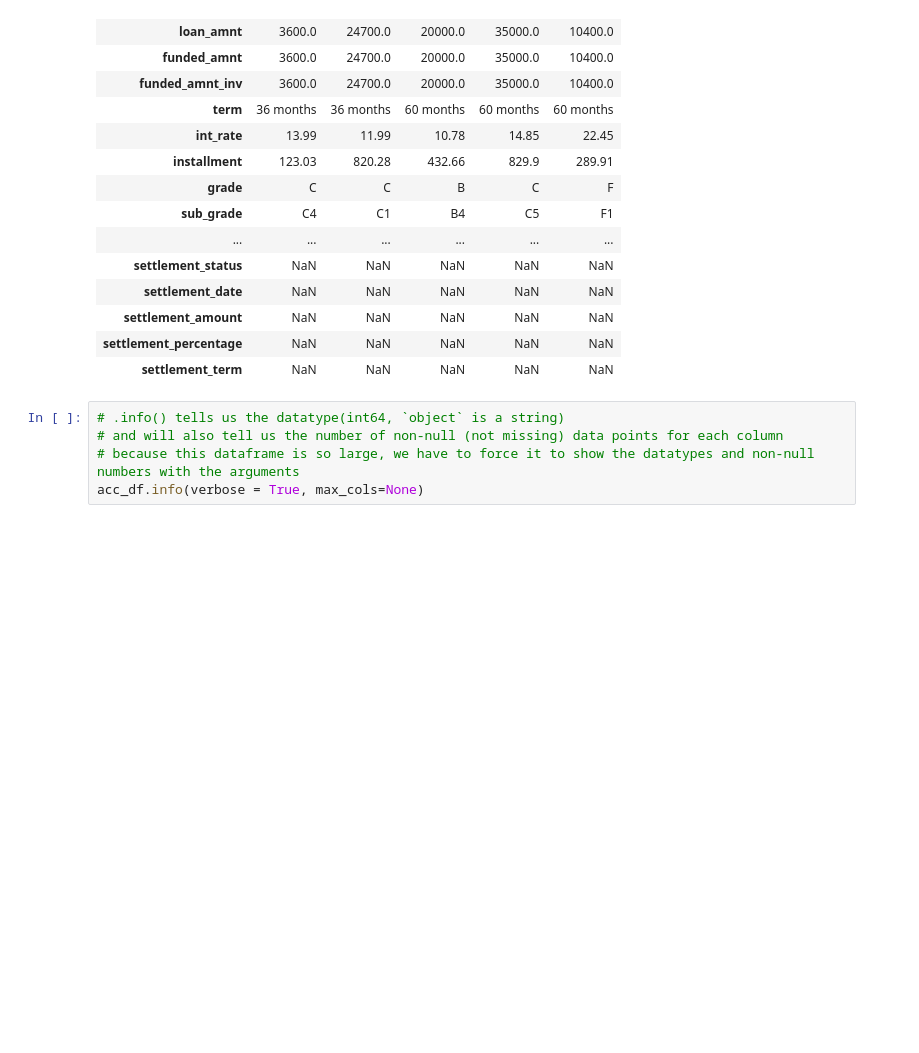
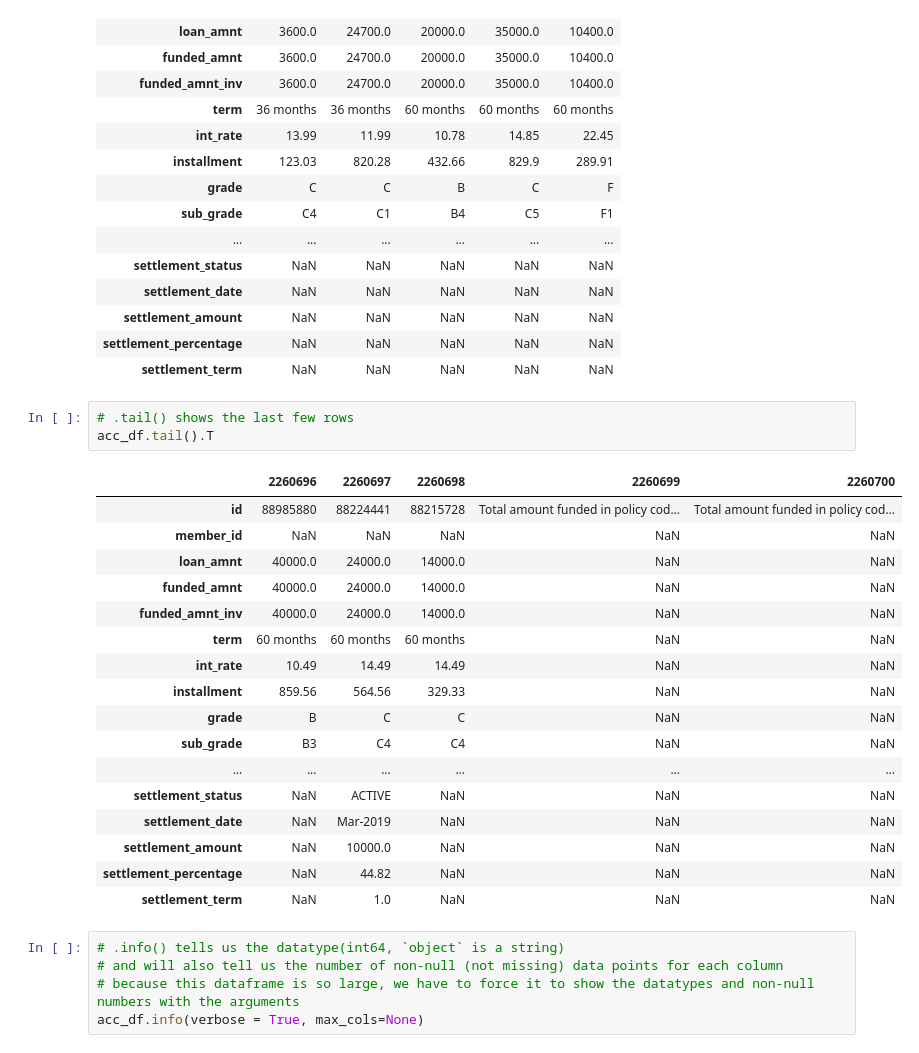
Before and after one commit to priscillaashleyw/CreditShield, a Jupyter notebook: eda/eda.ipynb, the cells around one changed output. Saved outputs shown, nothing was run; the diff lists cells and outputs as text; blank space fills up the shorter version.

```diff
--- a/eda/eda.ipynb
+++ b/eda/eda.ipynb
@@ -186,6 +186,27 @@ acc_df.head().T
 | settlement_amount | NaN | NaN | NaN | NaN | NaN |
 | settlement_percentage | NaN | NaN | NaN | NaN | NaN |
 | settlement_term | NaN | NaN | NaN | NaN | NaN |
+# %%
+# .tail() shows the last few rows
+acc_df.tail().T
+# %% [output]
+|  | 2260696 | 2260697 | 2260698 | 2260699 | 2260700 |
+| id | 88985880 | 88224441 | 88215728 | Total amount funded in policy cod... | Total amount funded in policy cod... |
+| member_id | NaN | NaN | NaN | NaN | NaN |
+| loan_amnt | 40000.0 | 24000.0 | 14000.0 | NaN | NaN |
+| funded_amnt | 40000.0 | 24000.0 | 14000.0 | NaN | NaN |
+| funded_amnt_inv | 40000.0 | 24000.0 | 14000.0 | NaN | NaN |
+| term | 60 months | 60 months | 60 months | NaN | NaN |
+| int_rate | 10.49 | 14.49 | 14.49 | NaN | NaN |
+| installment | 859.56 | 564.56 | 329.33 | NaN | NaN |
+| grade | B | C | C | NaN | NaN |
+| sub_grade | B3 | C4 | C4 | NaN | NaN |
+| ... | ... | ... | ... | ... | ... |
+| settlement_status | NaN | ACTIVE | NaN | NaN | NaN |
+| settlement_date | NaN | Mar-2019 | NaN | NaN | NaN |
+| settlement_amount | NaN | 10000.0 | NaN | NaN | NaN |
+| settlement_percentage | NaN | 44.82 | NaN | NaN | NaN |
+| settlement_term | NaN | 1.0 | NaN | NaN | NaN |
 # %%
 # .info() tells us the datatype(int64, `object` is a string)
 # and will also tell us the number of non-null (not missing) data points for each column
```
Also changed, not shown: parts of 29 cells of this notebook.
